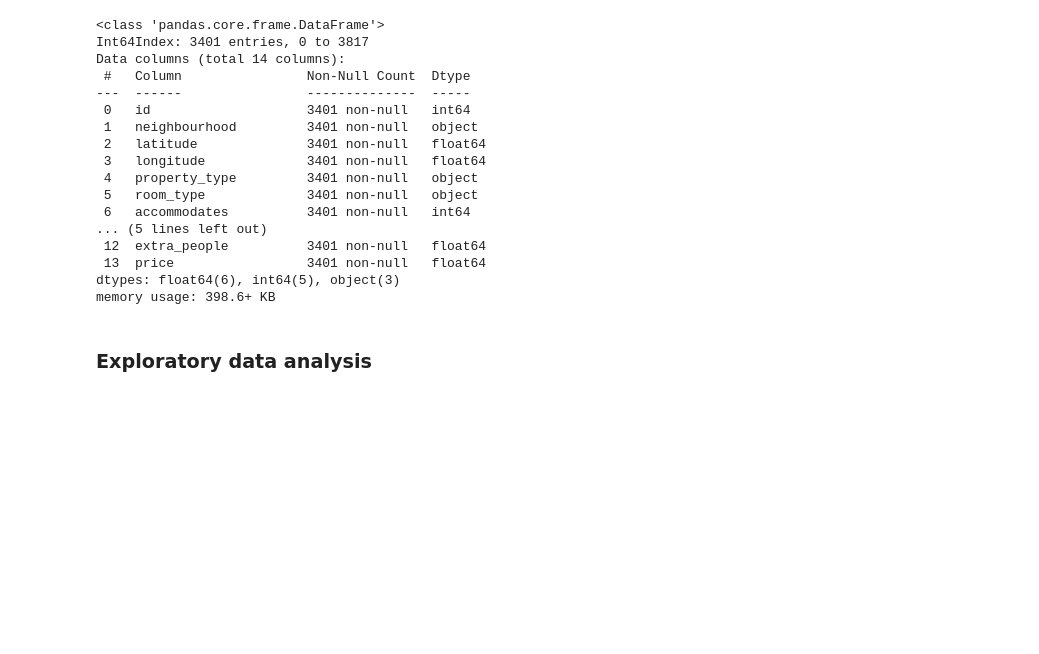
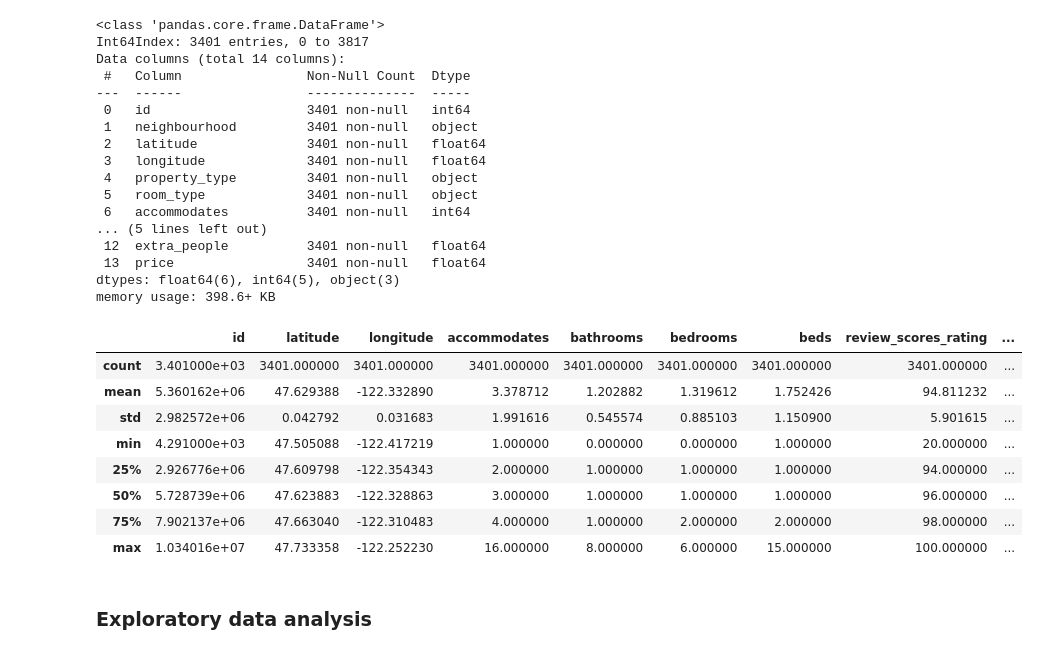
Before and after one commit to fuza-ail/Seattle-Airbnb-data-analysis, a Jupyter notebook: seattle.ipynb, the cells around one changed output. Drawn from its saved outputs; the diff is of its cells as text; code cells hidden in the pictures; blank space fills up the shorter version.

```diff
--- a/seattle.ipynb
+++ b/seattle.ipynb
@@ -172,5 +172,17 @@ Data columns (total 14 columns):
  13  price                 3401 non-null   float64
 dtypes: float64(6), int64(5), object(3)
 memory usage: 398.6+ KB
+# %%
+df.describe()
+# %% [output]
+|  | id | latitude | longitude | accommodates | bathrooms | bedrooms | beds | review_scores_rating | ... |
+| count | 3.401000e+03 | 3401.000000 | 3401.000000 | 3401.000000 | 3401.000000 | 3401.000000 | 3401.000000 | 3401.000000 | ... |
+| mean | 5.360162e+06 | 47.629388 | -122.332890 | 3.378712 | 1.202882 | 1.319612 | 1.752426 | 94.811232 | ... |
+| std | 2.982572e+06 | 0.042792 | 0.031683 | 1.991616 | 0.545574 | 0.885103 | 1.150900 | 5.901615 | ... |
+| min | 4.291000e+03 | 47.505088 | -122.417219 | 1.000000 | 0.000000 | 0.000000 | 1.000000 | 20.000000 | ... |
+| 25% | 2.926776e+06 | 47.609798 | -122.354343 | 2.000000 | 1.000000 | 1.000000 | 1.000000 | 94.000000 | ... |
+| 50% | 5.728739e+06 | 47.623883 | -122.328863 | 3.000000 | 1.000000 | 1.000000 | 1.000000 | 96.000000 | ... |
+| 75% | 7.902137e+06 | 47.663040 | -122.310483 | 4.000000 | 1.000000 | 2.000000 | 2.000000 | 98.000000 | ... |
+| max | 1.034016e+07 | 47.733358 | -122.252230 | 16.000000 | 8.000000 | 6.000000 | 15.000000 | 100.000000 | ... |
 # %% [markdown]
 ### Exploratory data analysis
```
Also changed, not shown: parts of 3 cells of this notebook, 10 other files.
